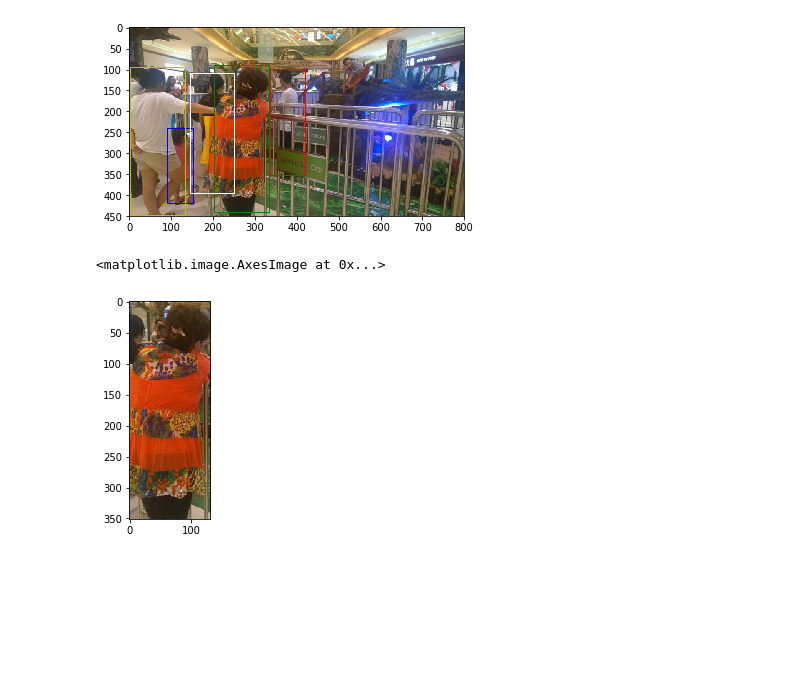
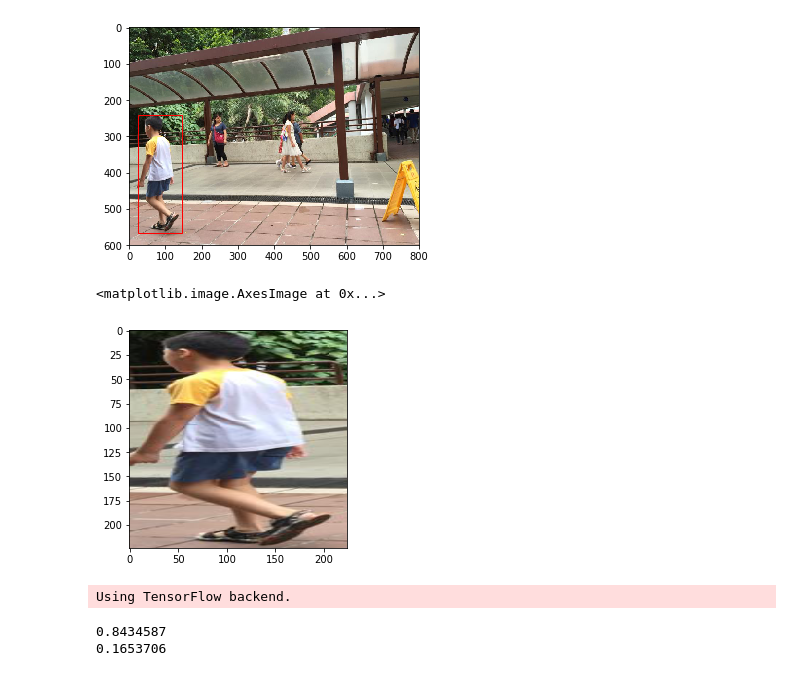
Before and after one commit to kaichiachen/person-search, a Jupyter notebook: playground.ipynb, the cells around one changed output. Cells and saved outputs as stored; diff of their text form; code cells hidden in the pictures; blank space fills up the shorter version.

```diff
--- a/playground.ipynb
+++ b/playground.ipynb
@@ -32,7 +32,8 @@ data[5147]
   'width': 800}]
 # %%
 import cv2
-bbox = np.array([[180, 252, 256, 455], [233, 199, 316, 421], [158, 261, 190, 371]])
+bbox = np.array([[280, 252, 356, 455]])
+true_bbox = np.array([[180, 252, 256, 455]])
 fig,ax = plt.subplots()
 img=mpimg.imread('/home/workspace/keras-person-search/data/psdb/dataset/Image/SSM/s9189.jpg')
 ax.imshow(img)
@@ -46,0 +59,7 @@ plt.show()
+# %%
+box = true_bbox[0]
+img = Image.open('/home/workspace/keras-person-search/data/psdb/dataset/Image/SSM/s9189.jpg')
+img_convert_ndarray = np.array(img)
+img_convert_ndarray_1 = img_convert_ndarray[box[1]:box[3],box[0]:box[2]]
+img_convert_ndarray_1 = cv2.resize(img_convert_ndarray_1, (224, 224))
+plt.imshow(img_convert_ndarray_1)
@@ -47,27 +69,37 @@ plt.show()
 # %%
-bbox = np.array([[337,  99, 420, 353],
-       [202,  90, 333, 441],
-       [ 90, 239, 152, 420],
-       [  1,  95, 133, 448],
-       [144, 109, 251, 394]])
+bbox = np.array([[25, 242, 146, 566]])
 fig,ax = plt.subplots()
-img=mpimg.imread('/home/workspace/tensorflow-person-search/data/psdb/dataset/Image/SSM/s7829.jpg')
+img=mpimg.imread('/home/workspace/keras-person-search/data/psdb/dataset/Image/SSM/s9190.jpg')
 ax.imshow(img)
 colors= ['r','g','b','y','w','m','k','c']
 for i, box in enumerate(bbox):
     rect = patches.Rectangle((box[0],box[1]),box[2]-box[0],box[3]-box[1],linewidth=1,edgecolor=colors[i%len(colors)],facecolor='none')
     ax.add_patch(rect)
 
 plt.show()
 # %% [output]
-[figure, old version]
+[figure, new version]
 # %%
 from PIL import Image
-box = bbox[1]
-img = Image.open('/home/workspace/tensorflow-person-search/data/psdb/dataset/Image/SSM/s7829.jpg')
+box = bbox[0]
+img = Image.open('/home/workspace/keras-person-search/data/psdb/dataset/Image/SSM/s9190.jpg')
 img_convert_ndarray = np.array(img)
-img_convert_ndarray = img_convert_ndarray[box[1]:box[3],box[0]:box[2]]
-plt.imshow(img_convert_ndarray)
+img_convert_ndarray_2 = img_convert_ndarray[box[1]:box[3],box[0]:box[2]]
+img_convert_ndarray_2 = cv2.resize(img_convert_ndarray_2, (224, 224))
+plt.imshow(img_convert_ndarray_2)
 # %% [output]
 <matplotlib.image.AxesImage at 0x...>
-[figure, old version]
+[figure, new version]
+# %%
+from src.features import roi
+from keras.applications.vgg19 import VGG19
+from keras.models import Model as kerasModel
+import os
+os.environ['CUDA_VISIBLE_DEVICES']=''
+model = VGG19(weights='imagenet' ,include_top=True)
+#model = kerasModel(input=v.input, output=v.get_layer('fc2').output)
+roi_1 = model.predict(np.expand_dims(img_convert_ndarray_1, axis=0))
+roi_2 = model.predict(np.expand_dims(img_convert_ndarray_2, axis=0))
+roi_3 = model.predict(np.expand_dims(img_convert_ndarray_3, axis=0))
+# %% [output]
+Using TensorFlow backend.
@@ -73,0 +108,16 @@ plt.imshow(img_convert_ndarray)
+# %%
+def cosine(a,b):
+    a = a.flatten()
+    b = b.flatten()
+    return a.dot(b)/(np.sqrt(np.sum(a**2))*np.sqrt(np.sum(b**2)))
+# minus_roi = abs(roi_1-roi_2)
+# minus_roi = minus_roi.flatten()
+print(cosine(roi_1, roi_2))
+#print(len(np.where(minus_roi)[0]) / minus_roi.shape[0])
+# minus_roi = abs(roi_3-roi_2)
+# minus_roi = minus_roi.flatten()
+#print(len(np.where(minus_roi)[0]) / minus_roi.shape[0])
+print(cosine(roi_3, roi_2))
+# %% [output]
+0.8434587
+0.1653706
```
Also changed, not shown: parts of 5 cells of this notebook, 6 other files.
